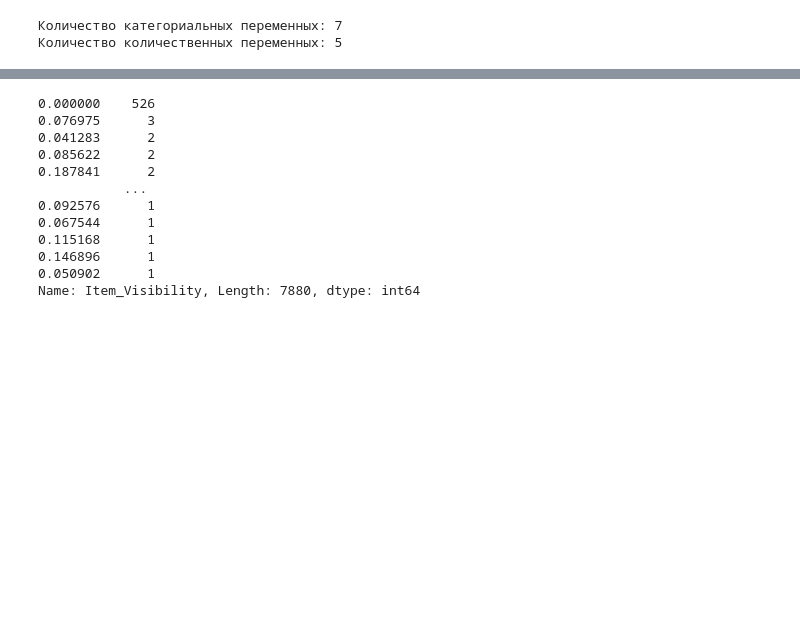
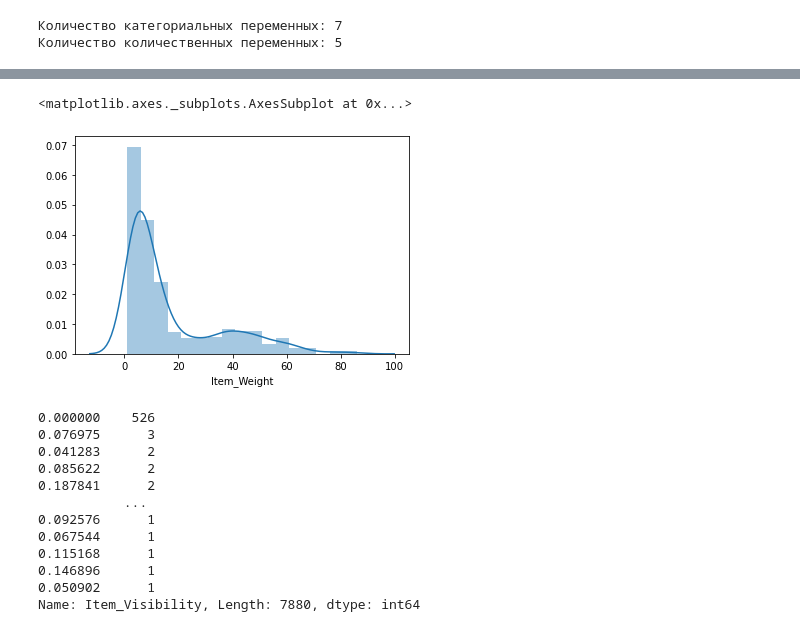
Before and after one commit to HeliosBI/AML_diploma_pre_1, a Jupyter notebook: diploma_pre_1.ipynb, the cells around one changed output, grey strips where cells are left out. Saved outputs shown, nothing was run; the diff lists cells and outputs as text; code cells hidden in the pictures; blank space fills up the shorter version.

```diff
--- a/diploma_pre_1.ipynb
+++ b/diploma_pre_1.ipynb
@@ -111,3 +194,8 @@ print(f'Количество количественных переменных:
+# %%
+sns.distplot(data.Item_Weight.value_counts())
+# %% [output]
+<matplotlib.axes._subplots.AxesSubplot at 0x...>
+[figure, added]
 # %%
 # Item_Visibility
 data.Item_Visibility.value_counts()
```
Also changed, not shown: parts of 21 cells of this notebook.
